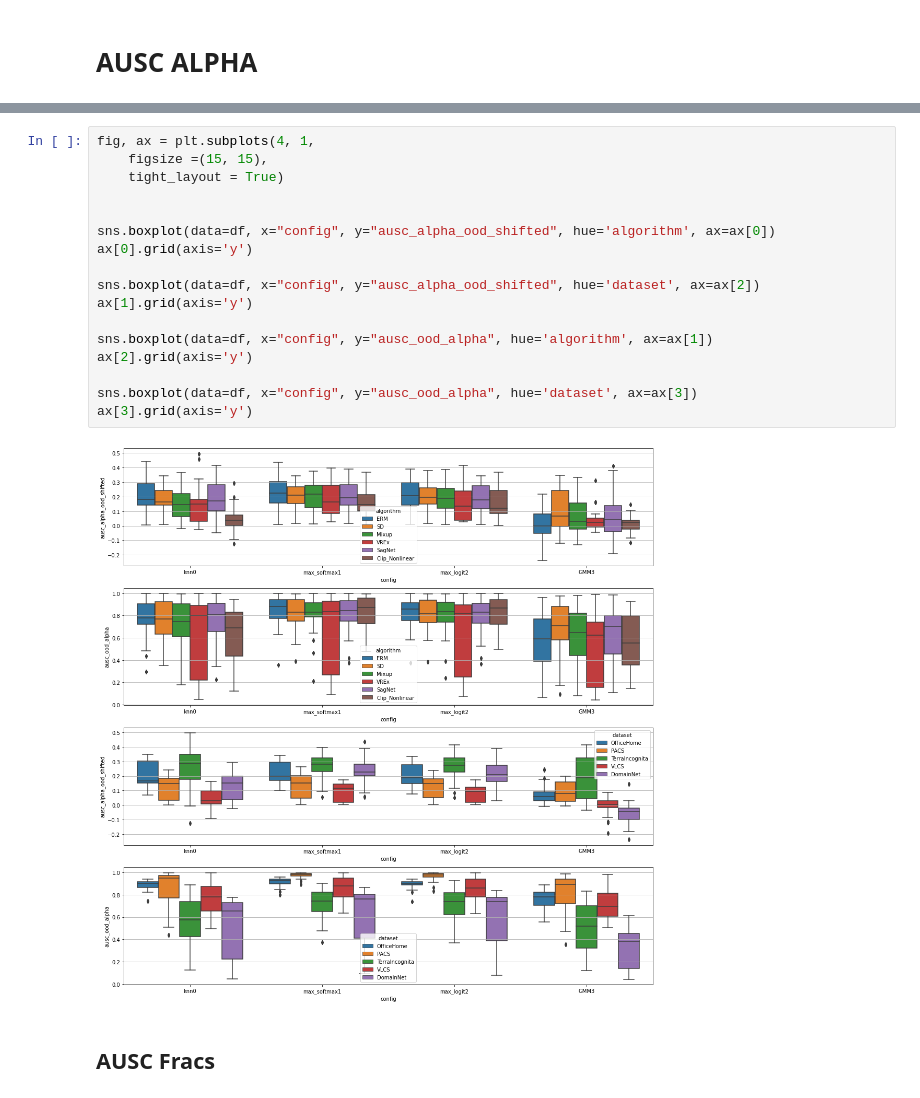
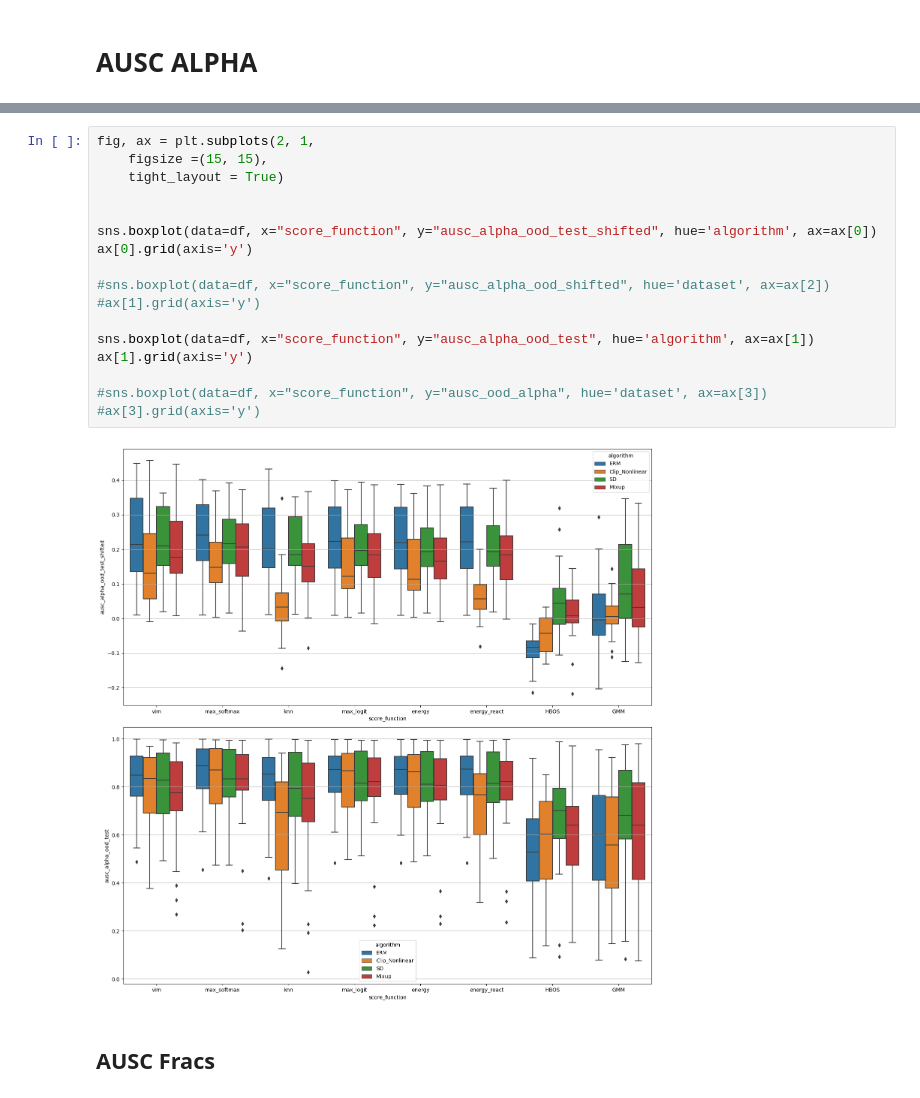
Before and after one commit to XarwinM/competence_estimation, a Jupyter notebook: ClassifiersDifferences.ipynb, the cells around one changed output, grey strips where cells are left out. Drawn from its saved outputs; the diff is of its cells as text.

```diff
--- a/ClassifiersDifferences.ipynb
+++ b/ClassifiersDifferences.ipynb
@@ -253,22 +199,22 @@ Text(0.5, 1.0, 'AUSC Alpha')
 # %%
-fig, ax = plt.subplots(4, 1,
+fig, ax = plt.subplots(2, 1,
     figsize =(15, 15),
     tight_layout = True)
 
 
-sns.boxplot(data=df, x="config", y="ausc_alpha_ood_shifted", hue='algorithm', ax=ax[0])
+sns.boxplot(data=df, x="score_function", y="ausc_alpha_ood_test_shifted", hue='algorithm', ax=ax[0])
 ax[0].grid(axis='y')
 
-sns.boxplot(data=df, x="config", y="ausc_alpha_ood_shifted", hue='dataset', ax=ax[2])
+#sns.boxplot(data=df, x="score_function", y="ausc_alpha_ood_shifted", hue='dataset', ax=ax[2])
+#ax[1].grid(axis='y')
+
+sns.boxplot(data=df, x="score_function", y="ausc_alpha_ood_test", hue='algorithm', ax=ax[1])
 ax[1].grid(axis='y')
 
-sns.boxplot(data=df, x="config", y="ausc_ood_alpha", hue='algorithm', ax=ax[1])
-ax[2].grid(axis='y')
-
-sns.boxplot(data=df, x="config", y="ausc_ood_alpha", hue='dataset', ax=ax[3])
-ax[3].grid(axis='y')
+#sns.boxplot(data=df, x="score_function", y="ausc_ood_alpha", hue='dataset', ax=ax[3])
+#ax[3].grid(axis='y')
 # %% [output]
-[figure, old version]
+[figure, new version]
 # %% [markdown]
 ## AUSC Fracs
 # %%
```
Also changed, not shown: parts of 15 cells of this notebook, 6 other files.
